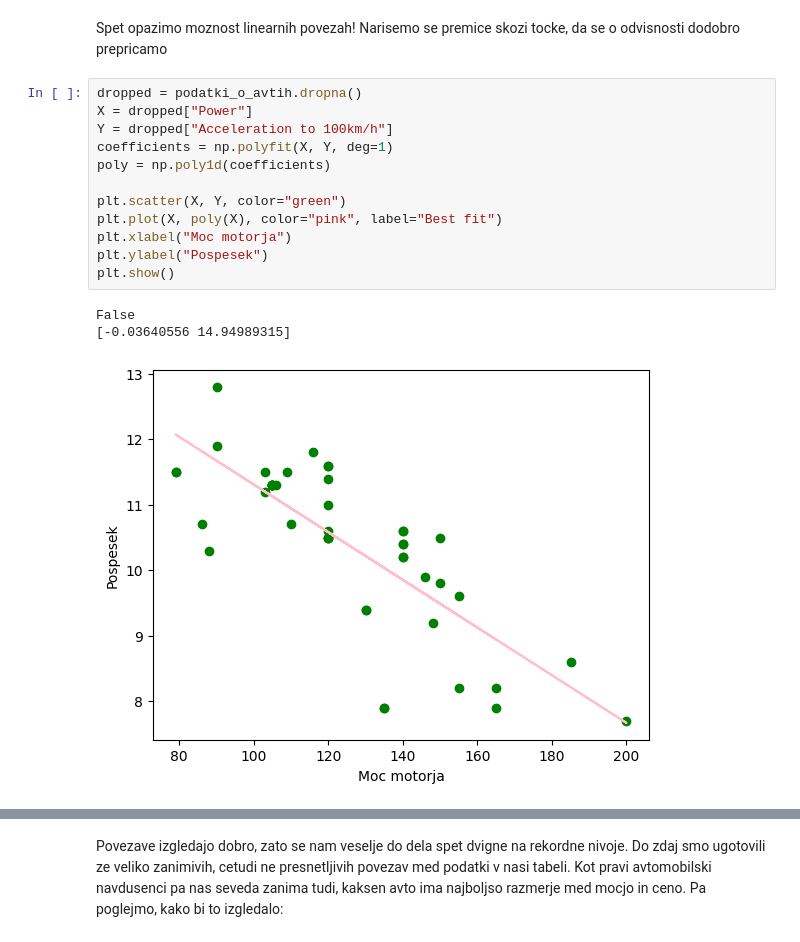
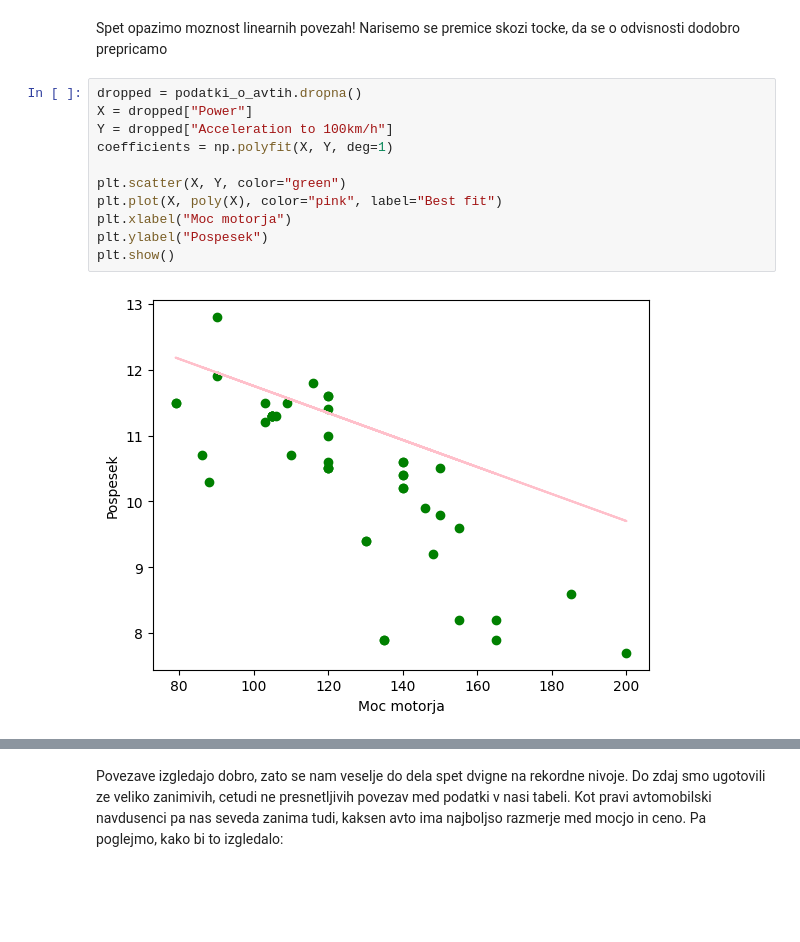
Before and after one commit to urbancluka/UVP-Projektna-naloga, a Jupyter notebook: analiza.ipynb, the cells around one changed output, grey strips where cells are left out. Drawn from its saved outputs; the diff is of its cells as text; blank space fills up the shorter version.

```diff
--- a/analiza.ipynb
+++ b/analiza.ipynb
@@ -286,19 +286,16 @@ Spet opazimo moznost linearnih povezah! Narisemo se premice skozi tocke, da se o
 # %%
 dropped = podatki_o_avtih.dropna()
 X = dropped["Power"]
 Y = dropped["Acceleration to 100km/h"]
 coefficients = np.polyfit(X, Y, deg=1)
-poly = np.poly1d(coefficients)
 
 plt.scatter(X, Y, color="green")
 plt.plot(X, poly(X), color="pink", label="Best fit")
 plt.xlabel("Moc motorja")
 plt.ylabel("Pospesek")
 plt.show()
 # %% [output]
-False
-[-0.03640556 14.94989315]
-[figure, old version]
+[figure, new version]
 # %%
 dropped = podatki_o_avtih.dropna()
 X = dropped["Max Torque"]
```
Also changed, not shown: parts of 7 cells of this notebook.
